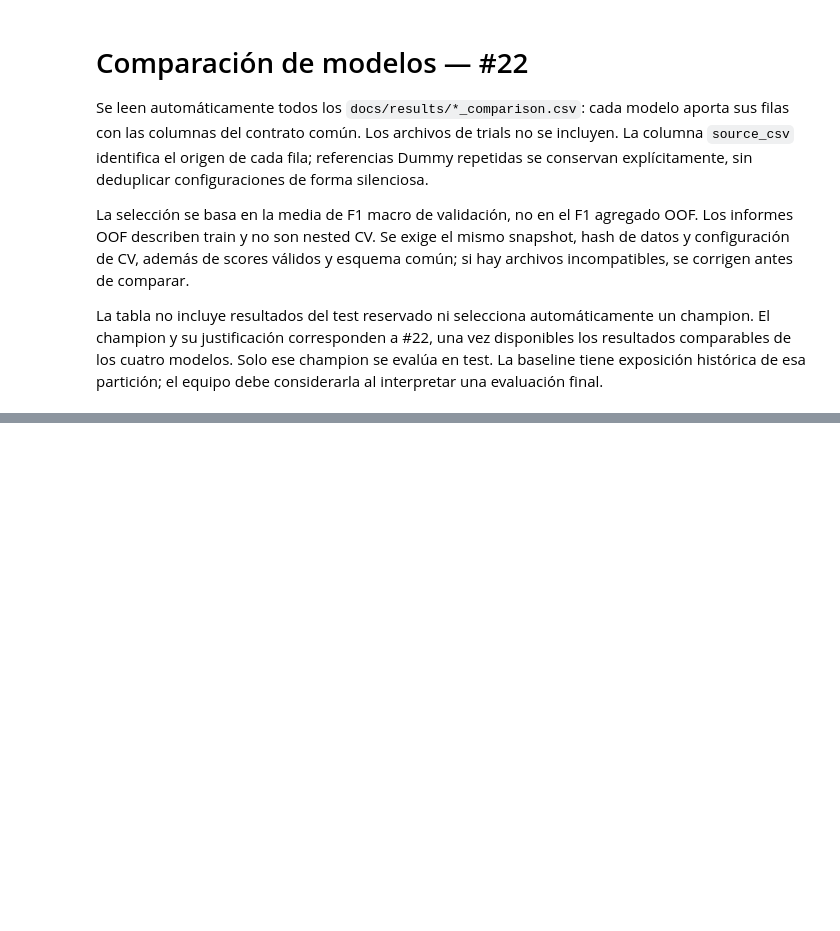
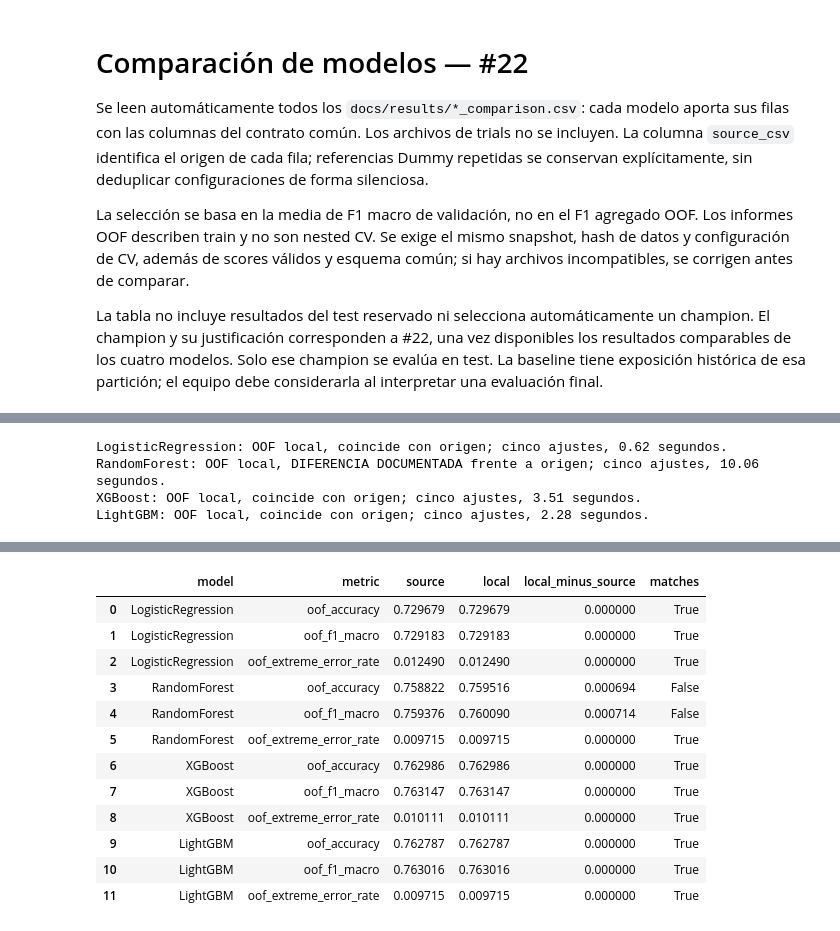
Before and after one commit to T6-P5-Classification/bcn-price-classifier, a Jupyter notebook: notebooks/08_comparison.ipynb, the cells around one changed output, grey strips where cells are left out. Cells and saved outputs as stored; diff of their text form; code cells hidden in the pictures; blank space fills up the shorter version.

```diff
--- a/notebooks/08_comparison.ipynb
+++ b/notebooks/08_comparison.ipynb
@@ -72,0 +102,25 @@ La tabla no declara un champion ni evalúa el test reservado.
+# %%
+import sys
+import json
+import hashlib
+import platform
+import subprocess
+import importlib.metadata
+sys.path.insert(0, str(ROOT))
+import matplotlib.pyplot as plt
+from src.preprocessing import load_train_test, RAW_DATA_PATH, TARGET_LABELS
+from src.cleaning import MODEL_FEATURES
+from src.error_analysis import (MODELS, CV_DESCRIPTION, selected_candidates, common_folds,
+    reproduce_candidate, row_percentages, plot_matrices, plot_error_comparison, json_safe)
+# Conservamos results del lector intacto; solo extraemos una copia de sus cuatro candidatos.
+candidates = selected_candidates(results)
+X_train, reserved_X, y_train, reserved_y, thresholds = load_train_test(return_thresholds=True)
+del reserved_X, reserved_y
+assert list(X_train.columns) == list(MODEL_FEATURES) and len(MODEL_FEATURES) == 23
+raw_signature = hashlib.sha256(RAW_DATA_PATH.read_bytes()).hexdigest()
+if not candidates['raw_sha256'].eq(raw_signature).all():
+    raise ValueError('El CSV local no coincide con el utilizado por los modelos: revisar versiones antes de analizar.')
+folds = common_folds(X_train, y_train)
+display(candidates[['model', 'source_csv', 'cv_validation_f1_macro', 'gap', 'params']])
+display(y_train.value_counts().reindex(TARGET_LABELS).rename('Anuncios de train por categoría REAL'))
+print(f'{len(X_train)} anuncios de train, {len(X_train.columns)} entradas; cuatro candidatos sin nueva búsqueda.')
@@ -72,0 +146,23 @@ La tabla no declara un champion ni evalúa el test reservado.
+# %%
+diagnostics = {}
+summary_rows, direction_tables = [], []
+for _, candidate in candidates.iterrows():
+    name = candidate['model']
+    diagnostic = reproduce_candidate(candidate, X_train, y_train, folds, allow_metric_mismatch=(name == 'RandomForest'))
+    diagnostics[name] = diagnostic
+    summary_rows.append({'model': name, 'oof_metrics_match_source': diagnostic['oof_metrics_match_source'], **diagnostic['summary']})
+    direction_tables.append(diagnostic['directions'].assign(model=name))
+    status = 'coincide con origen' if diagnostic['oof_metrics_match_source'] else 'DIFERENCIA DOCUMENTADA frente a origen'
+    print(f'{name}: OOF local, {status}; cinco ajustes, {diagnostic["seconds"]:.2f} segundos.')
+error_summary = pd.DataFrame(summary_rows)
+error_directions = pd.concat(direction_tables, ignore_index=True)
+assert error_summary['n_total'].eq(len(X_train)).all()
+assert (error_summary['n_correct'] + error_summary['n_neighbour_errors'] + error_summary['n_extreme_errors']).eq(len(X_train)).all()
+display(error_summary.round(3))
+metric_checks = pd.DataFrame([{'model': name, 'metric': metric, **check} for name in MODELS for metric, check in diagnostics[name]['source_metric_check'].items()])
+display(metric_checks)
+# %% [output]
+LogisticRegression: OOF local, coincide con origen; cinco ajustes, 0.62 segundos.
+RandomForest: OOF local, DIFERENCIA DOCUMENTADA frente a origen; cinco ajustes, 10.06 segundos.
+XGBoost: OOF local, coincide con origen; cinco ajustes, 3.51 segundos.
+LightGBM: OOF local, coincide con origen; cinco ajustes, 2.28 segundos.
@@ -72,0 +174,13 @@ La tabla no declara un champion ni evalúa el test reservado.
+|  | model | metric | source | local | local_minus_source | matches |
+| 0 | LogisticRegression | oof_accuracy | 0.729679 | 0.729679 | 0.000000 | True |
+| 1 | LogisticRegression | oof_f1_macro | 0.729183 | 0.729183 | 0.000000 | True |
+| 2 | LogisticRegression | oof_extreme_error_rate | 0.012490 | 0.012490 | 0.000000 | True |
+| 3 | RandomForest | oof_accuracy | 0.758822 | 0.759516 | 0.000694 | False |
+| 4 | RandomForest | oof_f1_macro | 0.759376 | 0.760090 | 0.000714 | False |
+| 5 | RandomForest | oof_extreme_error_rate | 0.009715 | 0.009715 | 0.000000 | True |
+| 6 | XGBoost | oof_accuracy | 0.762986 | 0.762986 | 0.000000 | True |
+| 7 | XGBoost | oof_f1_macro | 0.763147 | 0.763147 | 0.000000 | True |
+| 8 | XGBoost | oof_extreme_error_rate | 0.010111 | 0.010111 | 0.000000 | True |
+| 9 | LightGBM | oof_accuracy | 0.762787 | 0.762787 | 0.000000 | True |
+| 10 | LightGBM | oof_f1_macro | 0.763016 | 0.763016 | 0.000000 | True |
+| 11 | LightGBM | oof_extreme_error_rate | 0.009715 | 0.009715 | 0.000000 | True |
```
Also changed, not shown: parts of 14 cells of this notebook, 12 other files.
